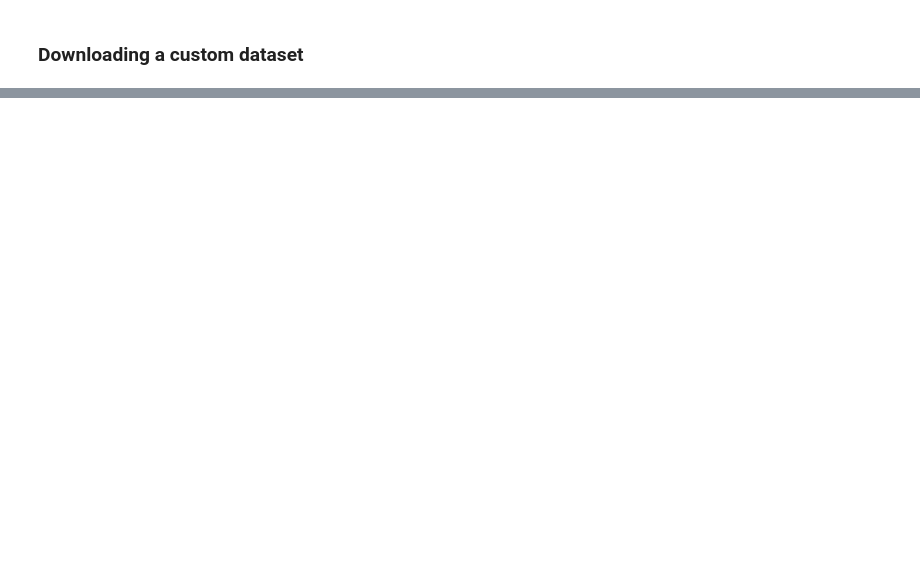
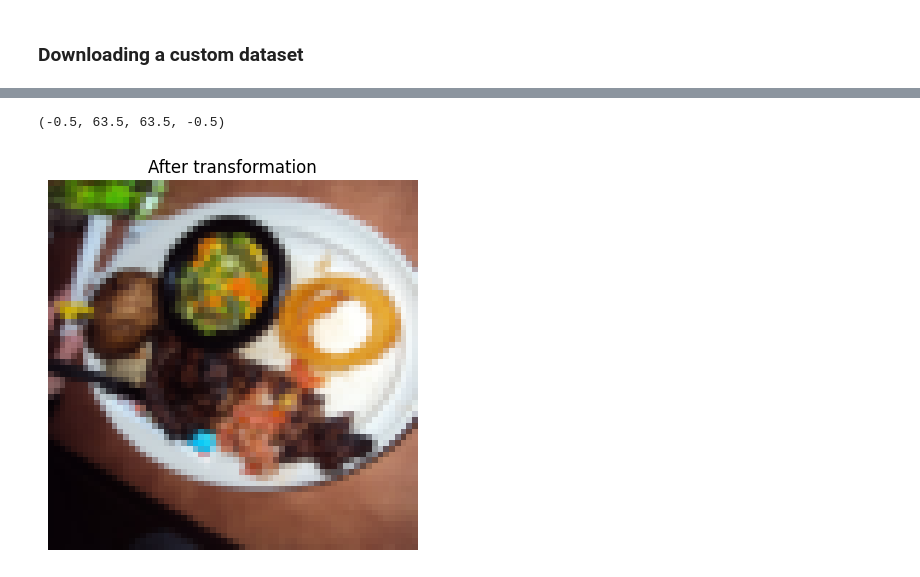
Before and after one commit to GGisMee/PyTorch, a Jupyter notebook: 04/custom_datasets.ipynb, the cells around one changed output, grey strips where cells are left out. Drawn from its saved outputs; the diff is of its cells as text; code cells hidden in the pictures; blank space fills up the shorter version.

```diff
--- a/04/custom_datasets.ipynb
+++ b/04/custom_datasets.ipynb
@@ -54,0 +70,20 @@ Unzipping pizza, steak and sushi data
+# %%
+import matplotlib.pyplot as plt
+import matplotlib as mpl
+import random
+from torchvision import transforms
+from PIL import Image
+# Set seed
+seed = None
+random.seed(None)
+
+# 1. Get all image paths
+image_path_list = (list(image_path.glob('*/*/*.jpg'))) # glob together every image with a certain pattern
+print(f'This globs together all the {len(image_path_list)} images inside pizza_steak_sushi')
+random_image_path = random.choice(image_path_list)
+print("Chosen random image: "+random_image_path.name)
+print('Class is a: '+random_image_path.parent.stem)
+img = Image.open(random_image_path)
+print(f"Height: {img.height}")
+print(f"Width: {img.width}")
+img
@@ -54,0 +110,18 @@ Unzipping pizza, steak and sushi data
+# %%
+# Write a transform for image
+# transforms.Compose is similar to nn.Sequential where it can hold many different transforms
+data_transform = transforms.Compose([
+    # Resize our images to a set size to ensure compability with our modules shape handeling
+    transforms.Resize(size=(64, 64)),
+    # Flip the image half of the time it goes through this pipeline
+    transforms.RandomHorizontalFlip(p=0.5),
+    # Turn the image into a torch.Tensor
+    transforms.ToTensor()
+])
+# %%
+plt.title('After transformation')
+plt.imshow(data_transform(img).permute(2,1,0))
+plt.axis(False)
+# %% [output]
+(-0.5, 63.5, 63.5, -0.5)
+[figure, added]
```
Also changed, not shown: parts of 18 cells of this notebook.
